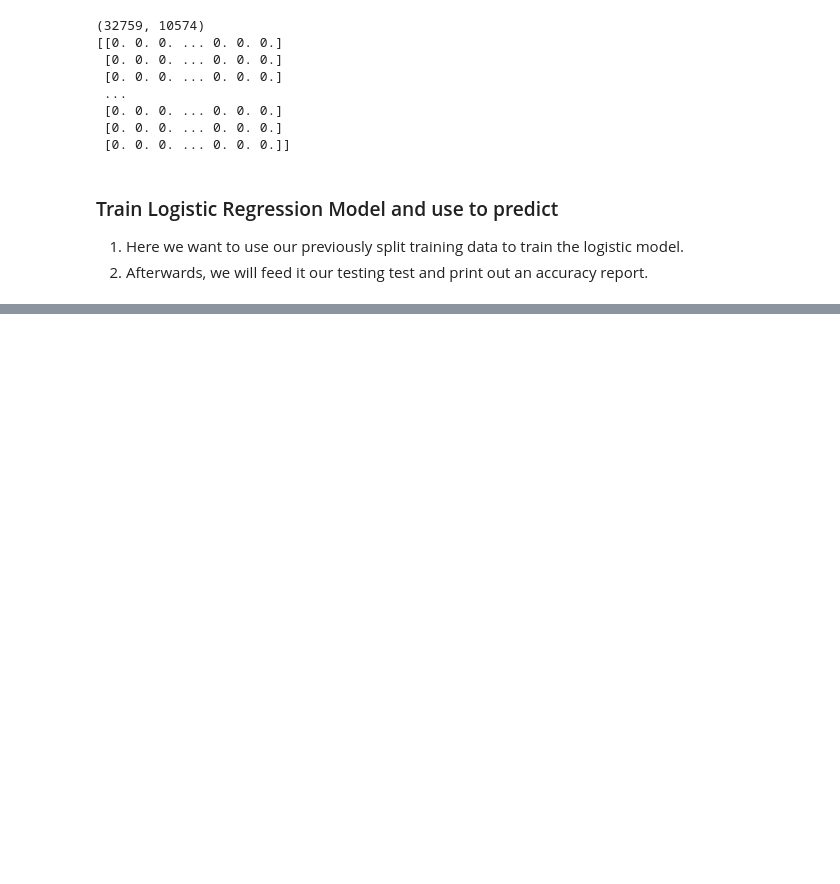
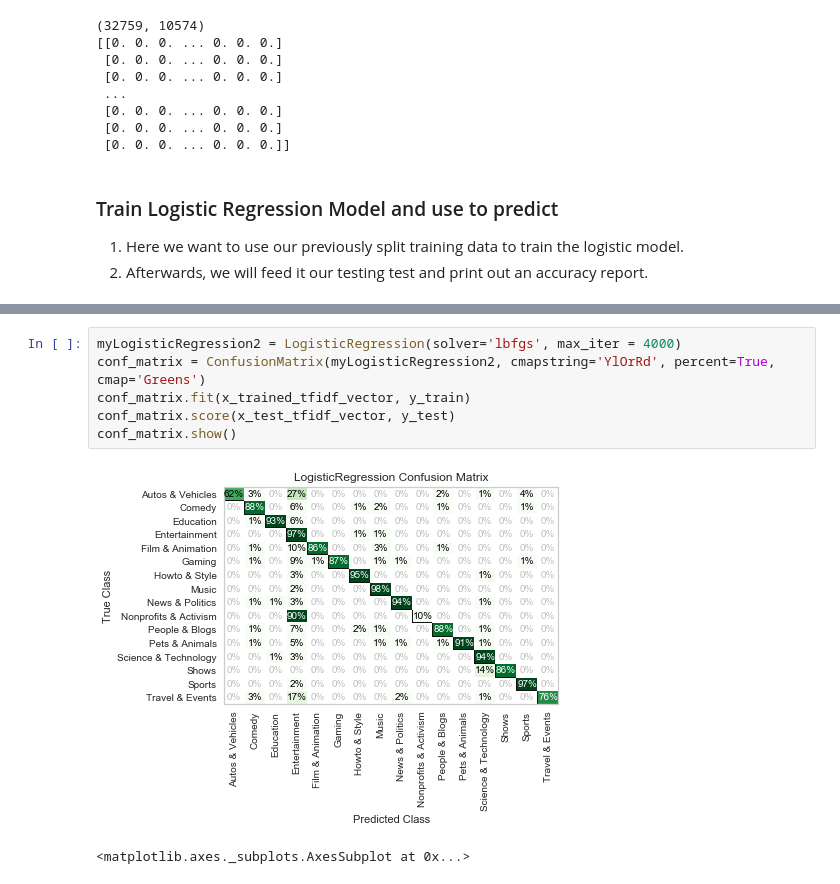
Before and after one commit to loc-vu/yt-trends, a Jupyter notebook: Logistic Regression Model.ipynb, the cells around one changed output, grey strips where cells are left out. Cells and saved outputs as stored; diff of their text form; blank space fills up the shorter version.

```diff
--- a/Logistic Regression Model.ipynb
+++ b/Logistic Regression Model.ipynb
@@ -202,0 +208,9 @@ conf_matrix.score(test_count_vector, y_test)
+# %%
+myLogisticRegression2 = LogisticRegression(solver='lbfgs', max_iter = 4000)
+conf_matrix = ConfusionMatrix(myLogisticRegression2, cmapstring='YlOrRd', percent=True, cmap='Greens')
+conf_matrix.fit(x_trained_tfidf_vector, y_train)
+conf_matrix.score(x_test_tfidf_vector, y_test)
+conf_matrix.show()
+# %% [output]
+[figure, added]
+<matplotlib.axes._subplots.AxesSubplot at 0x...>
```
Also changed, not shown: parts of 10 cells of this notebook, 1 other file.
